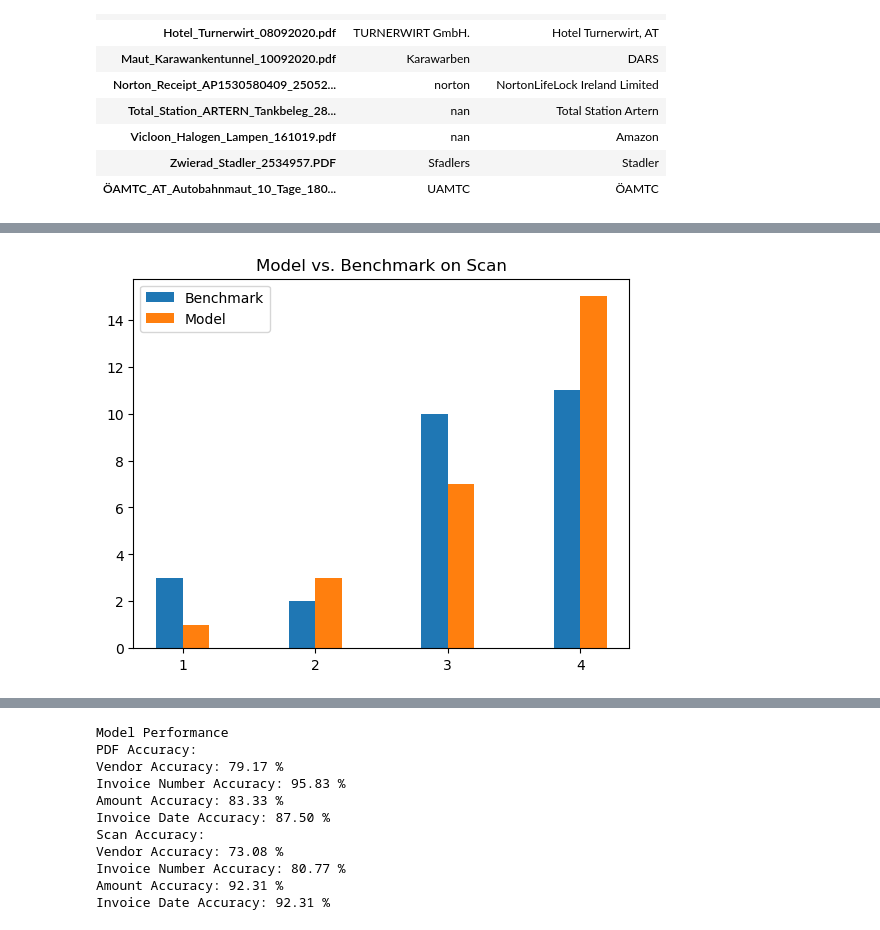
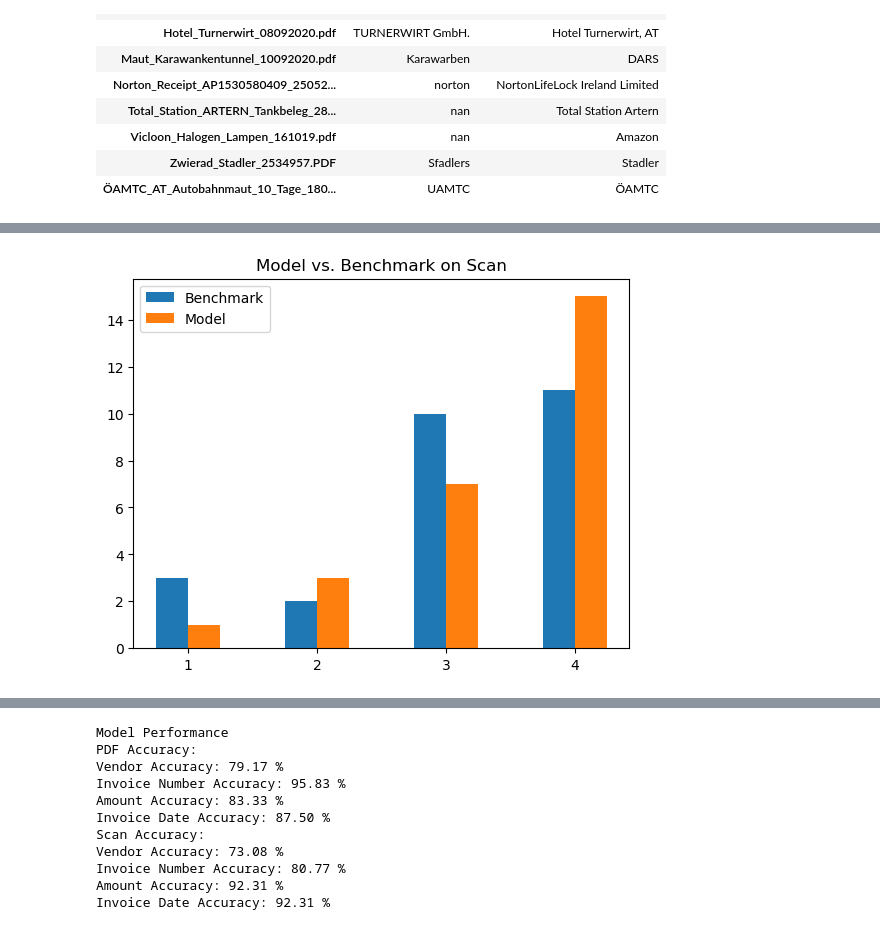
Before and after one commit to Paul01001000/HFU-Bachelor-Thesis, a Jupyter notebook: Data_Analysis.ipynb, the cells around one changed output, grey strips where cells are left out. Saved outputs shown, nothing was run; the diff lists cells and outputs as text; code cells hidden in the pictures.

```diff
--- a/Data_Analysis.ipynb
+++ b/Data_Analysis.ipynb
@@ -472,8 +512,8 @@ plt.show()
 # %%
 plt.title("Model vs. Benchmark on Scan")
 plt.xticks(range(1,5))
-plt.hist([benchmark_scan.Quota,test_results_scan.Quota],bins=[0.75+0.5*i for i in range(8)])
+plt.hist([benchmark_scan.Quota,test_results_scan.Quota],bins=[1,2,3,4,5],align="left",rwidth=0.5)
 plt.legend(["Benchmark","Model"])
 plt.show()
 # %% [output]
-[figure, old version]
+[figure, new version]
```
Also changed, not shown: parts of 13 cells of this notebook.
